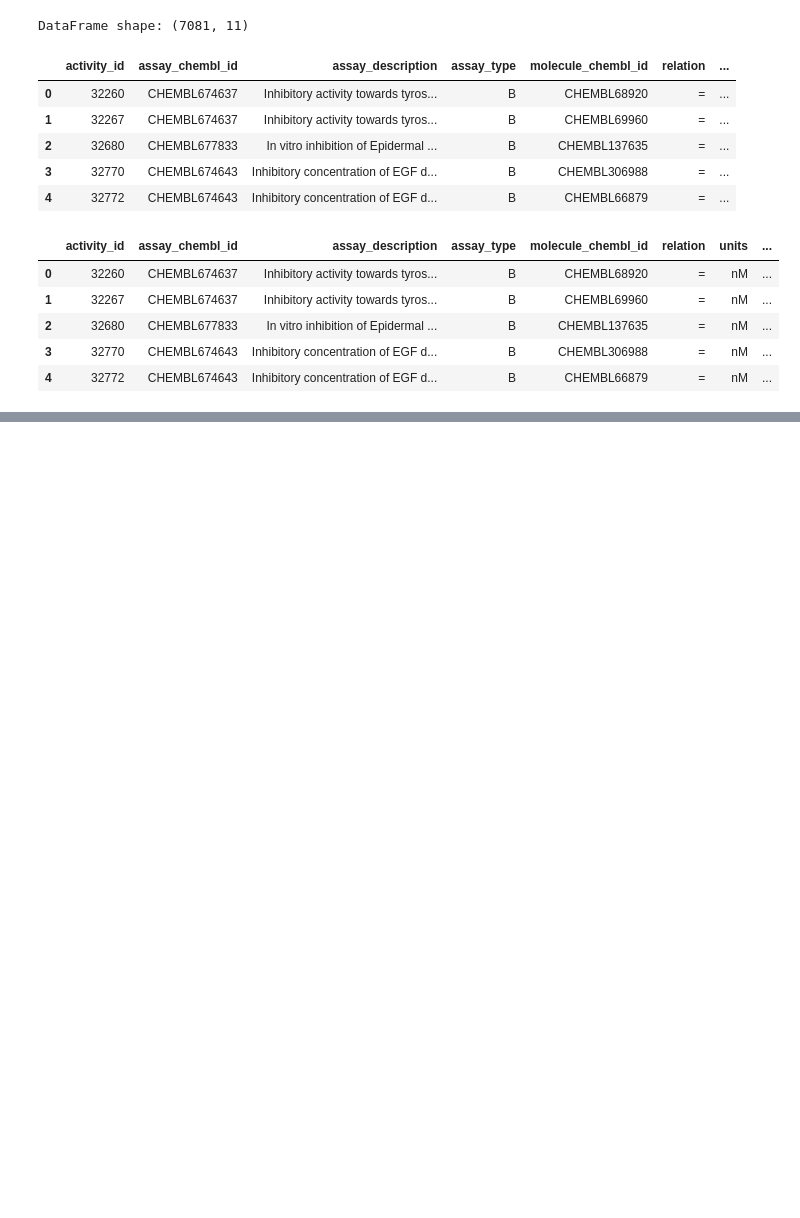
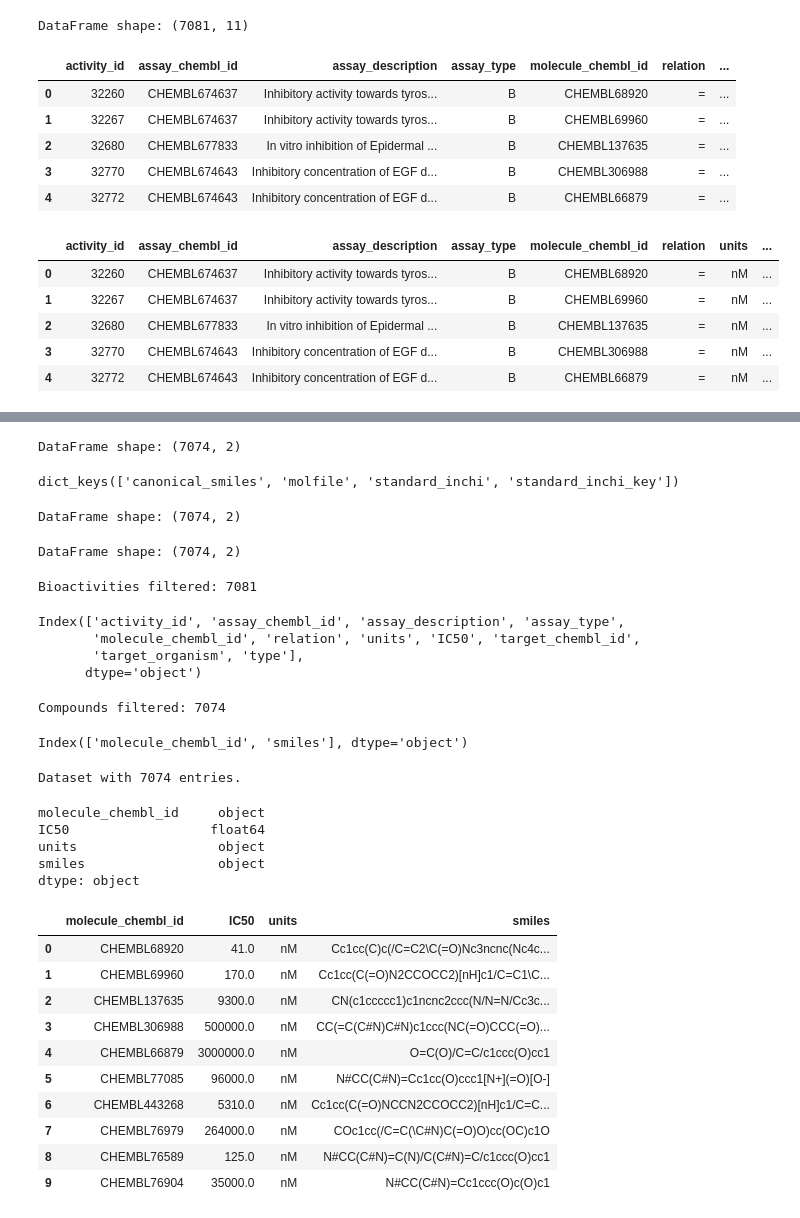
Before and after one commit to hajinie/mqubit, a Jupyter notebook: Teachopencadd/ch01.ipynb, the cells around one changed output, grey strips where cells are left out. Drawn from its saved outputs; the diff is of its cells as text; code cells hidden in the pictures; blank space fills up the shorter version.

```diff
--- a/Teachopencadd/ch01.ipynb
+++ b/Teachopencadd/ch01.ipynb
@@ -205,0 +258,79 @@ bioactivities_df.head()
+# %%
+compounds_df.drop_duplicates("molecule_chembl_id", keep="first", inplace=True)
+print(f"DataFrame shape: {compounds_df.shape}")
+# %% [output]
+DataFrame shape: (7074, 2)
+# %%
+compounds_df.iloc[0].molecule_structures.keys()
+# %% [output]
+dict_keys(['canonical_smiles', 'molfile', 'standard_inchi', 'standard_inchi_key'])
+# %%
+canonical_smiles = []
+
+for i, compounds in compounds_df.iterrows():
+    try:
+        canonical_smiles.append(compounds["molecule_structures"]["canonical_smiles"])
+    except KeyError:
+        canonical_smiles.append(None)
+
+compounds_df["smiles"] = canonical_smiles
+compounds_df.drop("molecule_structures", axis=1, inplace=True)
+print(f"DataFrame shape: {compounds_df.shape}")
+# %% [output]
+DataFrame shape: (7074, 2)
+# %%
+compounds_df.dropna(axis=0, how="any", inplace=True)
+print(f"DataFrame shape: {compounds_df.shape}")
+# %% [output]
+DataFrame shape: (7074, 2)
+# %%
+print(f"Bioactivities filtered: {bioactivities_df.shape[0]}")
+bioactivities_df.columns
+# %% [output]
+Bioactivities filtered: 7081
+Index(['activity_id', 'assay_chembl_id', 'assay_description', 'assay_type',
+       'molecule_chembl_id', 'relation', 'units', 'IC50', 'target_chembl_id',
+       'target_organism', 'type'],
+      dtype='object')
+# %%
+print(f"Compounds filtered: {compounds_df.shape[0]}")
+compounds_df.columns
+# %% [output]
+Compounds filtered: 7074
+Index(['molecule_chembl_id', 'smiles'], dtype='object')
+# %%
+# Merge DataFrames
+output_df = pd.merge(
+    bioactivities_df[["molecule_chembl_id", "IC50", "units"]],
+    compounds_df,
+    on="molecule_chembl_id",
+)
+
+# Reset row indices
+output_df.reset_index(drop=True, inplace=True)
+
+print(f"Dataset with {output_df.shape[0]} entries.")
+# %% [output]
+Dataset with 7074 entries.
+# %%
+output_df.dtypes
+# %% [output]
+molecule_chembl_id     object
+IC50                  float64
+units                  object
+smiles                 object
+dtype: object
+# %%
+output_df.head(10)
+# %% [output]
+|  | molecule_chembl_id | IC50 | units | smiles |
+| 0 | CHEMBL68920 | 41.0 | nM | Cc1cc(C)c(/C=C2\C(=O)Nc3ncnc(Nc4c... |
+| 1 | CHEMBL69960 | 170.0 | nM | Cc1cc(C(=O)N2CCOCC2)[nH]c1/C=C1\C... |
+| 2 | CHEMBL137635 | 9300.0 | nM | CN(c1ccccc1)c1ncnc2ccc(N/N=N/Cc3c... |
+| 3 | CHEMBL306988 | 500000.0 | nM | CC(=C(C#N)C#N)c1ccc(NC(=O)CCC(=O)... |
+| 4 | CHEMBL66879 | 3000000.0 | nM | O=C(O)/C=C/c1ccc(O)cc1 |
+| 5 | CHEMBL77085 | 96000.0 | nM | N#CC(C#N)=Cc1cc(O)ccc1[N+](=O)[O-] |
+| 6 | CHEMBL443268 | 5310.0 | nM | Cc1cc(C(=O)NCCN2CCOCC2)[nH]c1/C=C... |
+| 7 | CHEMBL76979 | 264000.0 | nM | COc1cc(/C=C(\C#N)C(=O)O)cc(OC)c1O |
+| 8 | CHEMBL76589 | 125.0 | nM | N#CC(C#N)=C(N)/C(C#N)=C/c1ccc(O)cc1 |
+| 9 | CHEMBL76904 | 35000.0 | nM | N#CC(C#N)=Cc1ccc(O)c(O)c1 |
```
Also changed, not shown: parts of 15 cells of this notebook.
